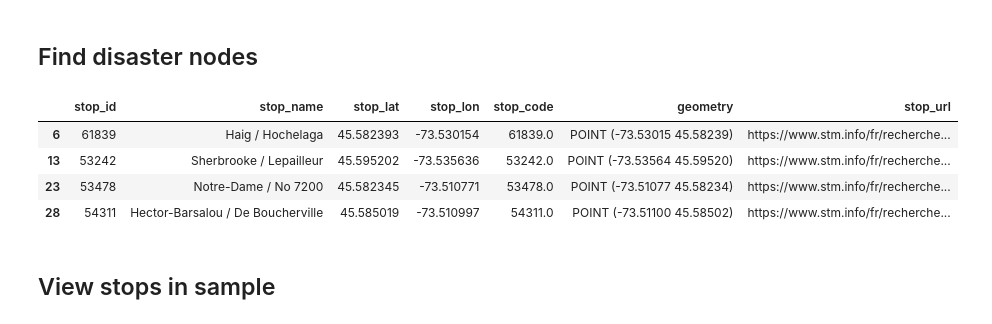
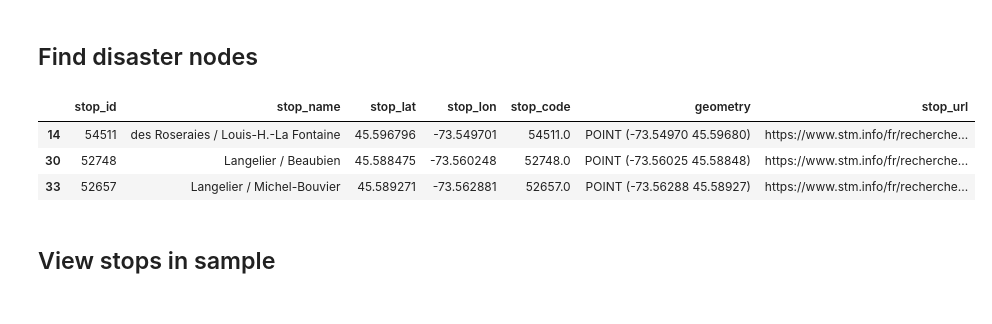
Before and after one commit to lakshyaag/Route-Optimization-STM, a Jupyter notebook: model_basic.ipynb, the cells around one changed output. Drawn from its saved outputs; the diff is of its cells as text; code cells hidden in the pictures.

```diff
--- a/model_basic.ipynb
+++ b/model_basic.ipynb
@@ -166,21 +166,20 @@ Number of stops: 34
 # %% [markdown]
 ## Find disaster nodes
 # %%
-disaster_area = box(minx=-73.50826, miny=45.57889, maxx=-73.53963, maxy=45.60587)
+disaster_area = box(minx=-73.5703, miny=45.5668, maxx=-73.53963, maxy=45.60587)
 
 random_stops_df_gpd = gpd.GeoDataFrame(random_stops_df_gpd, geometry="geometry")
 
 stops_in_disaster_area = random_stops_df_gpd[
     random_stops_df_gpd.within(disaster_area)
 ]
 
 stops_in_disaster_area
 # %% [output]
 |  | stop_id | stop_name | stop_lat | stop_lon | stop_code | geometry | stop_url |
-| 6 | 61839 | Haig / Hochelaga | 45.582393 | -73.530154 | 61839.0 | POINT (-73.53015 45.58239) | https://www.stm.info/fr/recherche... |
-| 13 | 53242 | Sherbrooke / Lepailleur | 45.595202 | -73.535636 | 53242.0 | POINT (-73.53564 45.59520) | https://www.stm.info/fr/recherche... |
-| 23 | 53478 | Notre-Dame / No 7200 | 45.582345 | -73.510771 | 53478.0 | POINT (-73.51077 45.58234) | https://www.stm.info/fr/recherche... |
-| 28 | 54311 | Hector-Barsalou / De Boucherville | 45.585019 | -73.510997 | 54311.0 | POINT (-73.51100 45.58502) | https://www.stm.info/fr/recherche... |
+| 14 | 54511 | des Roseraies / Louis-H.-La Fontaine | 45.596796 | -73.549701 | 54511.0 | POINT (-73.54970 45.59680) | https://www.stm.info/fr/recherche... |
+| 30 | 52748 | Langelier / Beaubien | 45.588475 | -73.560248 | 52748.0 | POINT (-73.56025 45.58848) | https://www.stm.info/fr/recherche... |
+| 33 | 52657 | Langelier / Michel-Bouvier | 45.589271 | -73.562881 | 52657.0 | POINT (-73.56288 45.58927) | https://www.stm.info/fr/recherche... |
 # %% [markdown]
 ## View stops in sample
 # %%
```
Also changed, not shown: parts of 20 cells of this notebook, 5 other files.
